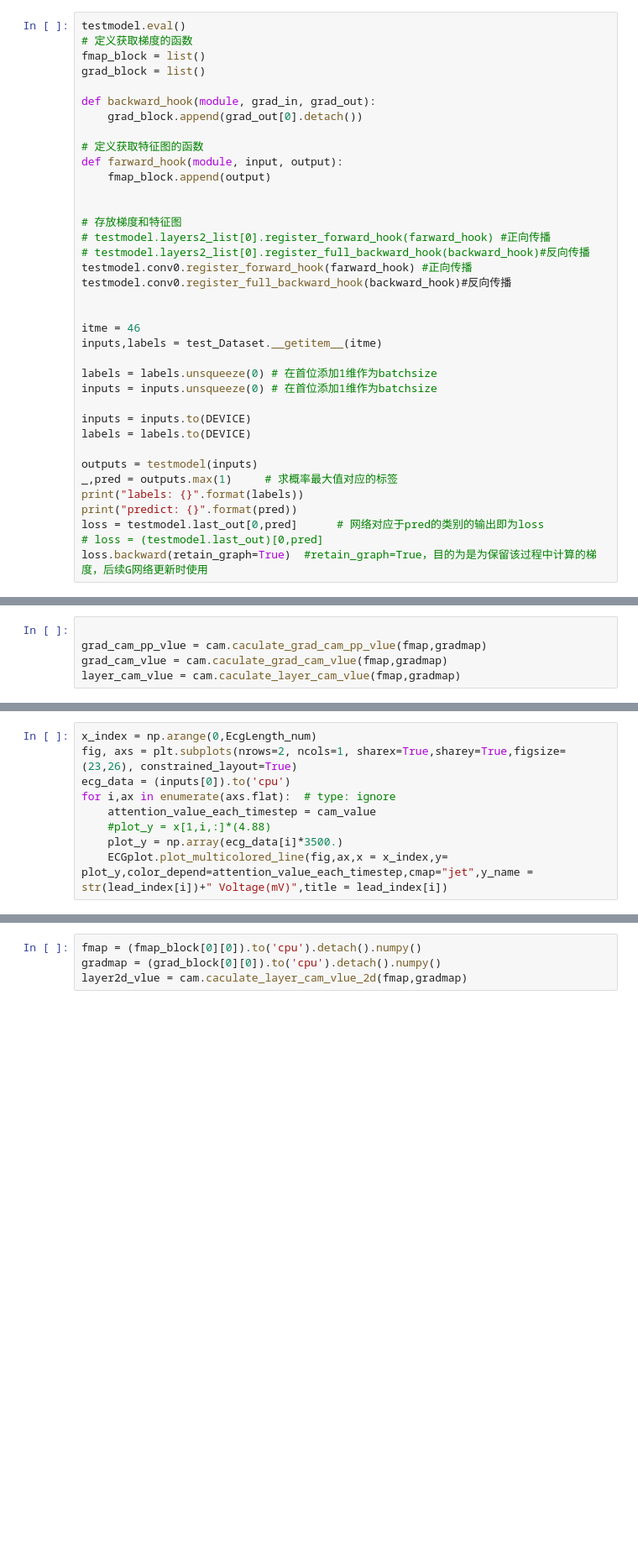
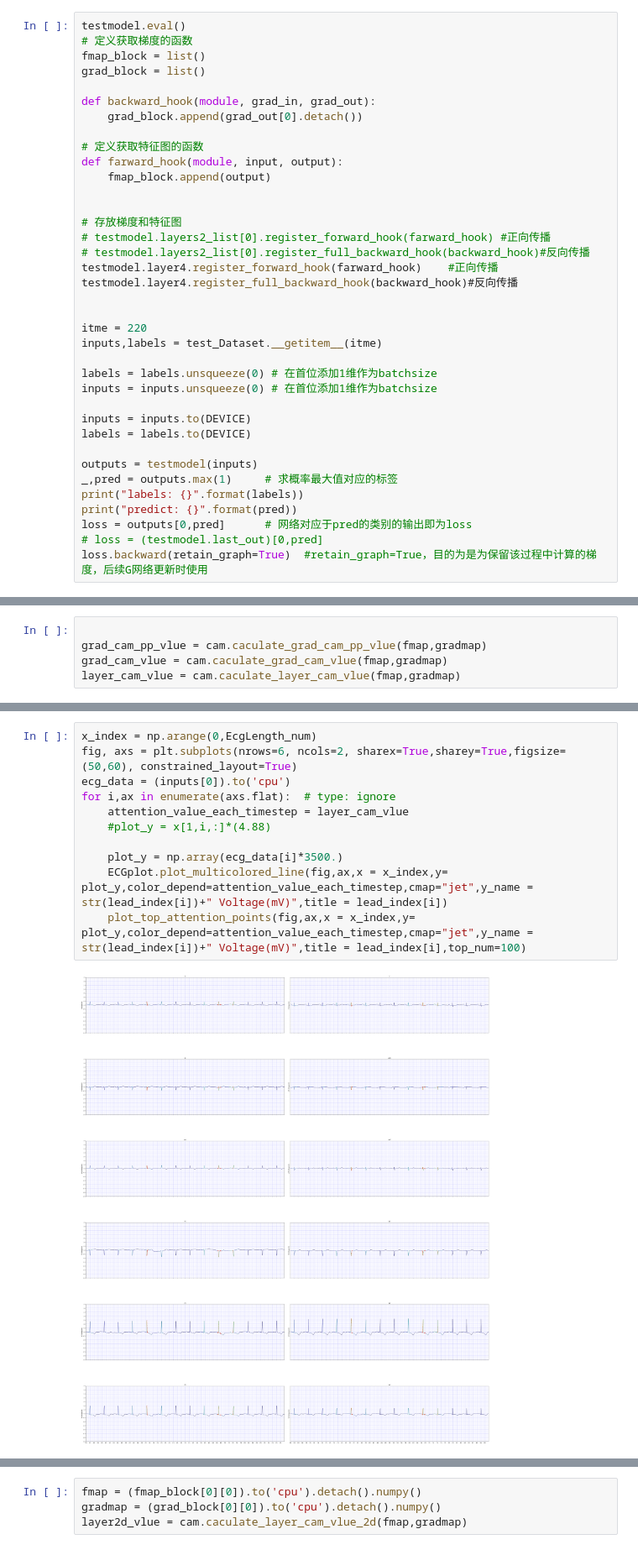
Before and after one commit to LiangBeam9810/Interpretable_HTN, a Jupyter notebook: CAMs.ipynb, the cells around one changed output, grey strips where cells are left out. Shown at 84% size. Saved outputs shown, nothing was run; the diff lists cells and outputs as text; blank space fills up the shorter version.

```diff
--- a/CAMs.ipynb
+++ b/CAMs.ipynb
@@ -74,11 +77,11 @@ def farward_hook(module, input, output):
 # 存放梯度和特征图
 # testmodel.layers2_list[0].register_forward_hook(farward_hook)	#正向传播
 # testmodel.layers2_list[0].register_full_backward_hook(backward_hook)#反向传播
-testmodel.conv0.register_forward_hook(farward_hook)	#正向传播
-testmodel.conv0.register_full_backward_hook(backward_hook)#反向传播
+testmodel.layer4.register_forward_hook(farward_hook)	#正向传播
+testmodel.layer4.register_full_backward_hook(backward_hook)#反向传播
 
 
-itme = 46
+itme = 220
 inputs,labels = test_Dataset.__getitem__(itme)
 
 labels = labels.unsqueeze(0) # 在首位添加1维作为batchsize
@@ -91,6 +94,6 @@ outputs = testmodel(inputs)
 _,pred = outputs.max(1)     # 求概率最大值对应的标签
 print("labels: {}".format(labels))
 print("predict: {}".format(pred))
-loss = testmodel.last_out[0,pred]      # 网络对应于pred的类别的输出即为loss
+loss = outputs[0,pred]      # 网络对应于pred的类别的输出即为loss
 # loss = (testmodel.last_out)[0,pred]
 loss.backward(retain_graph=True)  #retain_graph=True，目的为是为保留该过程中计算的梯度，后续G网络更新时使用
@@ -129,12 +142,16 @@ plt.legend([l1,l2,l3,l4],['CAM','Grad CAM','Grad CAM++','Layer'])
 # %%
 x_index = np.arange(0,EcgLength_num)
-fig, axs = plt.subplots(nrows=2, ncols=1, sharex=True,sharey=True,figsize=(23,26), constrained_layout=True)
+fig, axs = plt.subplots(nrows=6, ncols=2, sharex=True,sharey=True,figsize=(50,60), constrained_layout=True)
 ecg_data = (inputs[0]).to('cpu')
 for i,ax in enumerate(axs.flat):  # type: ignore
-    attention_value_each_timestep = cam_value
+    attention_value_each_timestep = layer_cam_vlue
     #plot_y = x[1,i,:]*(4.88)
+
     plot_y = np.array(ecg_data[i]*3500.)
     ECGplot.plot_multicolored_line(fig,ax,x = x_index,y= plot_y,color_depend=attention_value_each_timestep,cmap="jet",y_name = str(lead_index[i])+" Voltage(mV)",title = lead_index[i])
+    plot_top_attention_points(fig,ax,x = x_index,y= plot_y,color_depend=attention_value_each_timestep,cmap="jet",y_name = str(lead_index[i])+" Voltage(mV)",title = lead_index[i],top_num=100)
+# %% [output]
+[figure, added]
 # %%
 testmodel.eval()
 # 定义获取梯度的函数
```
Also changed, not shown: parts of 10 cells of this notebook, 6 other files.
